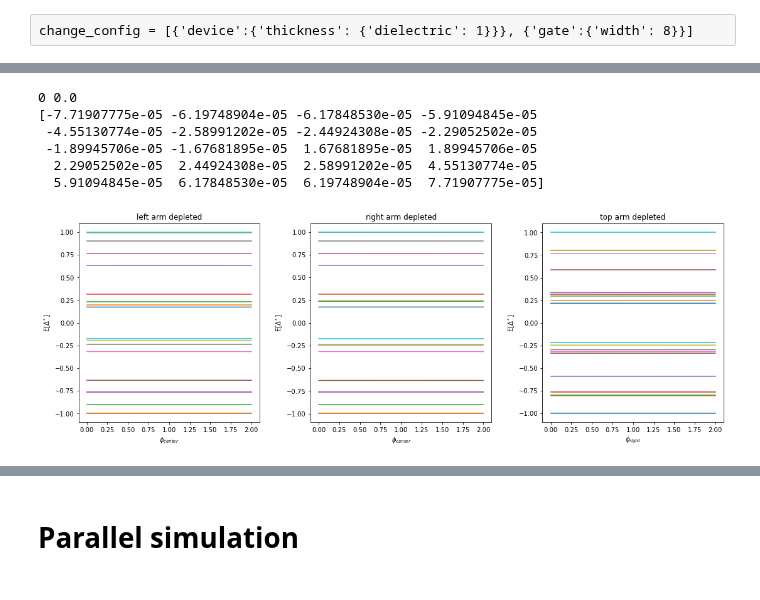
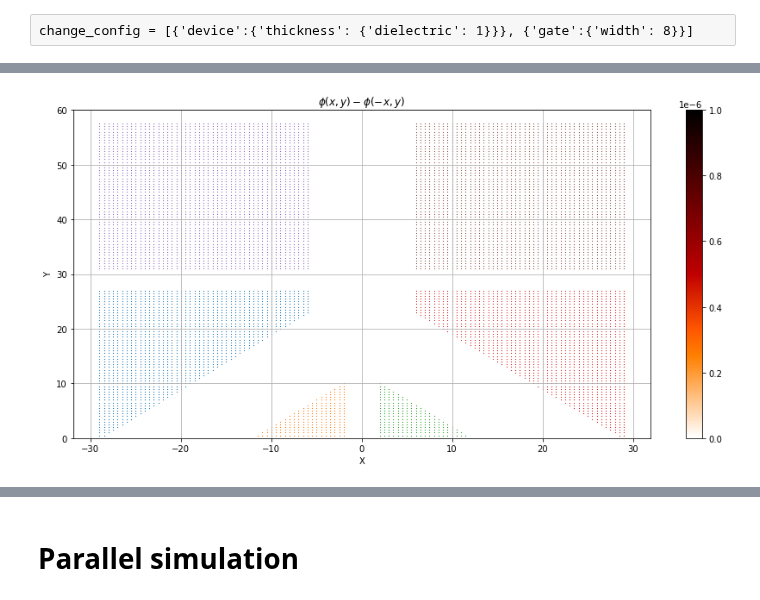
Before and after one commit to Satin21/Trijunction, a Jupyter notebook: analysis/Y.ipynb, the cells around one changed output, grey strips where cells are left out. Cells and saved outputs as stored; diff of their text form; code cells hidden in the pictures.

```diff
--- a/analysis/Y.ipynb
+++ b/analysis/Y.ipynb
@@ -253,2 +116,0 @@ Number of iterations: 1, function evaluations: 5, CG iterations: 0, optimality:
-# %%
-optimize.set_voltages(list(_voltage_dict(np.array([-0.0014, -0.0014, -0.0037, 3e-3]), False).values()), find_mlwf = False)
@@ -347,33 +117,21 @@ for phi, potential in zip(phis, potentials[:1]):
-# %%
-fig, ax = plt.subplots(ncols=3, figsize=(15, 5))
-fig.tight_layout(w_pad=5)
-i = 0
-titles = ["left arm depleted", "right arm depleted", "top arm depleted"]
-phis_labels = [r"$\phi_{center}$", r"$\phi_{center}$", r"$\phi_{right}$"]
-peaks = []
-
-solver = _fixed_potential_solver(
-    optimize.trijunction, optimize.f_params, params, eigenvecs=False
-)
-topo_gap = solver(phis[0][0])[0][-1]
-
-try:
-    for energies in phase_results:
-        energies = np.array(energies)
-        for level in energies.T:
-            ax[i].plot(phases / np.pi, level / topo_gap)
-        # ax[i].vlines(x=max_phis[i], ymin=-1, ymax=1)
-        ax[i].set_title(titles[i])
-        ax[i].set_ylabel(r"E[$\Delta^*]$")
-        ax[i].set_xlabel(phis_labels[i])
-        i += 1
-except AttributeError:
-    print("Please calculate optimal phases first")
-# %% [output]
-0 0.0
-[-7.71907775e-05 -6.19748904e-05 -6.17848530e-05 -5.91094845e-05
- -4.55130774e-05 -2.58991202e-05 -2.44924308e-05 -2.29052502e-05
- -1.89945706e-05 -1.67681895e-05  1.67681895e-05  1.89945706e-05
-  2.29052502e-05  2.44924308e-05  2.58991202e-05  4.55130774e-05
-  5.91094845e-05  6.17848530e-05  6.19748904e-05  7.71907775e-05]
-[figure, old version]
+# %%
+potentials = []
+for i in range(1):
+    initial = [-0.0014, -0.0014, -0.0014, 3e-3]
+    # initial[i] = -0.0037
+    voltages = _voltage_dict(initial, True)
+
+    charges = {}
+    pot = potential.gate_potential(
+            optimize.poisson_system,
+            optimize.linear_problem,
+            optimize.site_coords[:, [0, 1]],
+            optimize.site_indices,
+            voltages,
+            charges,
+            offset = optimize.offset[[0, 1]],
+            scale = 1
+        )
+    pot.update((x, y*-1) for x, y in pot.items())
+
+    potentials.append(pot)
@@ -379,0 +151,24 @@ except AttributeError:
+# %%
+fig, ax = plt.subplots(1, 1, figsize = (15, 7))
+cax = ax.scatter(kwant_sites[:, 0]/scale, kwant_sites[:, 1]/scale,
+                 c = np.array(to_plot), cmap = 'gist_heat_r', vmin = 1e-6
+                );
+
+
+for name, indices in optimize.voltage_regions.items():
+    if name.split('_')[0] not in ['global', 'dirichlet']:
+        grid = optimize.grid_points[indices]
+        mono_grid = grid[grid[:, 2] == np.unique(grid[:, 2])[2]]
+        grid_to_plot = mono_grid[:, [0, 1]]
+        # if name.split('_')[0] == 'left' and name.split('_')[1] == '1':
+        #     grid_to_plot[:, 0] *= -1
+        ax.scatter(grid_to_plot[:, 0], grid_to_plot[:, 1], s = 0.1, marker = '*')
+ax.set_ylim(0, 60);
+plt.colorbar(cax);
+plt.title(r'$\phi(x, y) - \phi(-x, y)$');
+plt.xlabel('X')
+plt.ylabel('Y')
+plt.grid()
+# plt.axis('equal')
+# %% [output]
+[figure, added]
```
Also changed, not shown: parts of 50 cells of this notebook, 9 other files.
